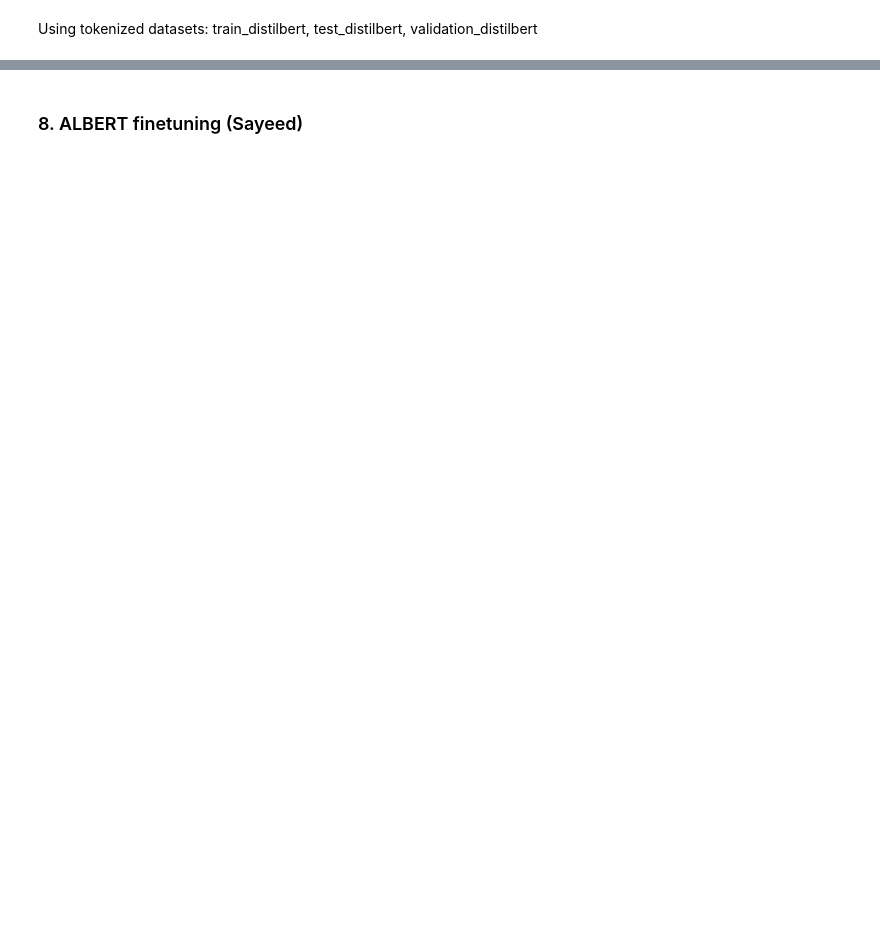
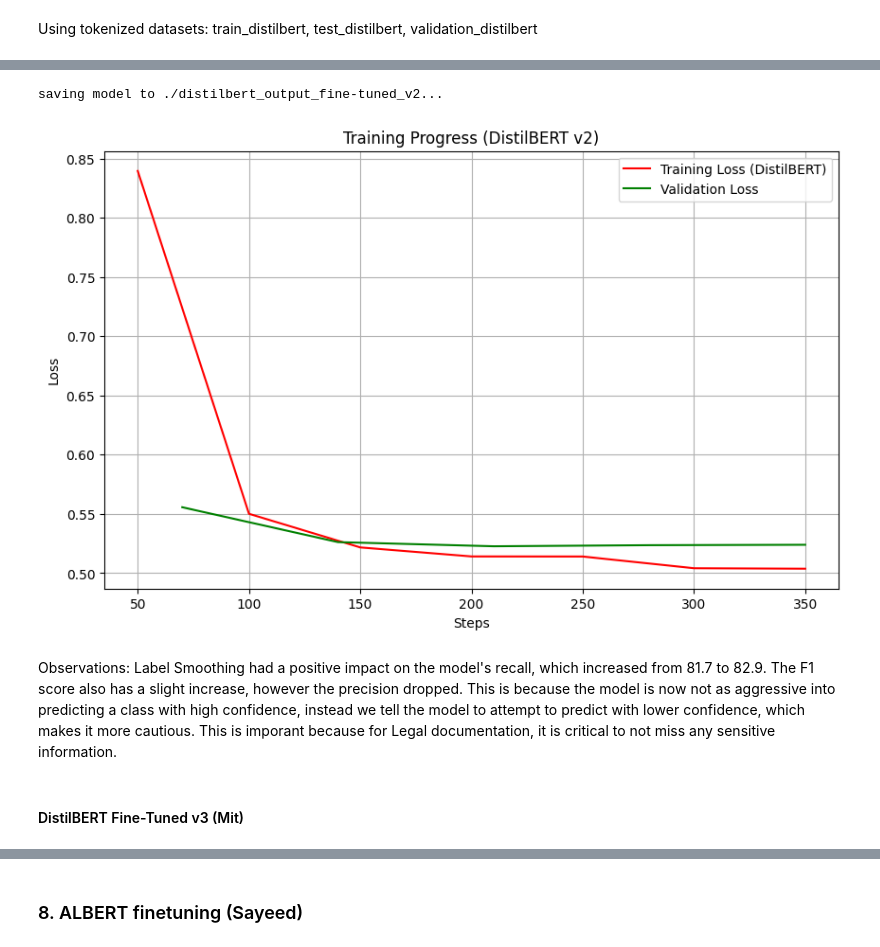
Before and after one commit to Mohammad-CodeVoyager/Legal-document-redaction-NER-, a Jupyter notebook: legal_doc_redaction.ipynb, the cells around one changed output, grey strips where cells are left out. Cells and saved outputs as stored; diff of their text form; code cells hidden in the pictures; blank space fills up the shorter version.

```diff
--- a/legal_doc_redaction.ipynb
+++ b/legal_doc_redaction.ipynb
@@ -1110,0 +1475,43 @@ Using tokenized datasets: train_distilbert, test_distilbert, validation_distilbe
+# %%
+# saving and plotting
+import matplotlib.pyplot as plt
+import json
+import os
+
+output_dir = "./distilbert_output_fine-tuned_v2"
+if not os.path.exists(output_dir):
+    os.makedirs(output_dir)
+
+print(f"saving model to {output_dir}...")
+db_trainer_v2.save_model(output_dir)
+distil_tokenizer.save_pretrained(output_dir)
+
+history = db_trainer_v2.state.log_history
+# filtering for loss values to plot
+train_loss = [x['loss'] for x in history if 'loss' in x]
+steps = [x['step'] for x in history if 'loss' in x]
+
+if train_loss:
+    plt.figure(figsize=(10, 6))
+    plt.plot(steps, train_loss, label="Training Loss (DistilBERT)", color="Red")
+
+    # checking for validation loss
+    val_loss = [x['eval_loss'] for x in history if 'eval_loss' in x]
+    val_steps = [x['step'] for x in history if 'eval_loss' in x]
+
+    if val_loss:
+        plt.plot(val_steps, val_loss, label="Validation Loss", color="Green")
+
+    plt.xlabel("Steps")
+    plt.ylabel("Loss")
+    plt.title("Training Progress (DistilBERT v2)")
+    plt.legend()
+    plt.grid(True)
+    plt.show()
+# %% [output]
+saving model to ./distilbert_output_fine-tuned_v2...
+[figure, added]
+# %% [markdown]
+Observations: Label Smoothing had a positive impact on the model's recall, which increased from 81.7 to 82.9. The F1 score also has a slight increase, however the precision dropped. This is because the model is now not as aggressive into predicting a class with high confidence, instead we tell the model to attempt to predict with lower confidence, which makes it more cautious. This is imporant because for Legal documentation, it is critical to not miss any sensitive information.
+# %% [markdown]
+#### DistilBERT Fine-Tuned v3 (Mit)
```
Also changed, not shown: parts of 35 cells of this notebook.
